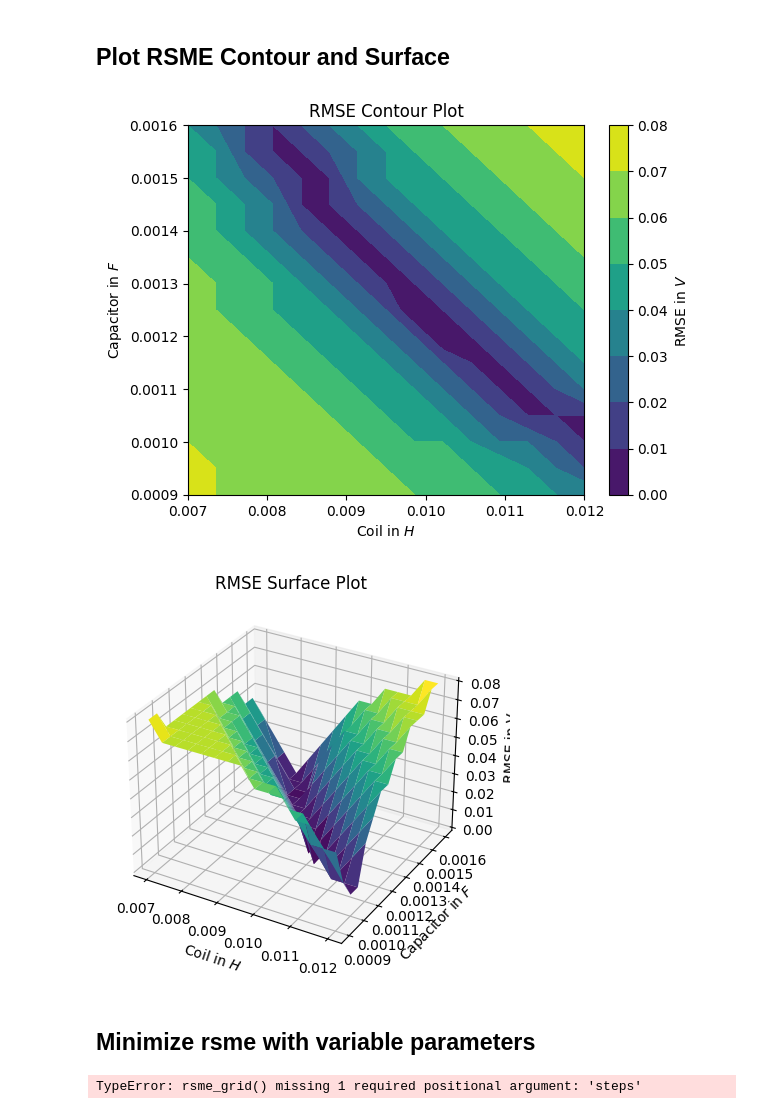
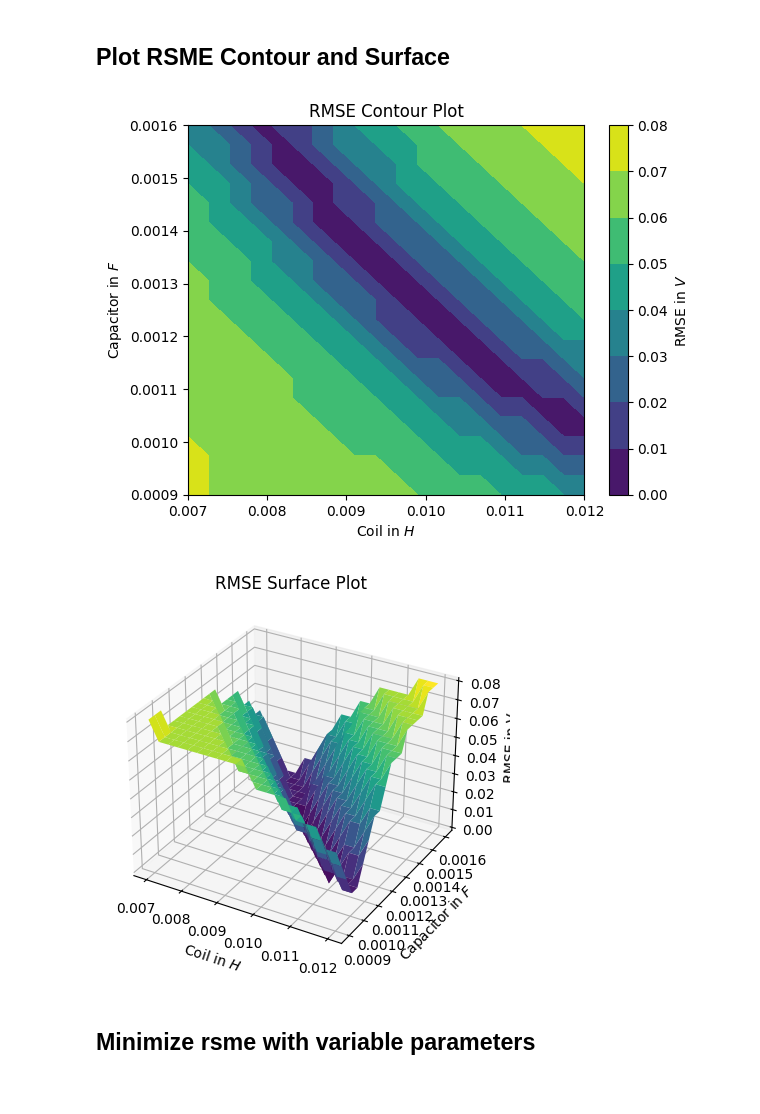
Before and after one commit to JaxRaffnix/Modellbildung-Simulation, a Jupyter notebook: exercise 7/task1.ipynb, the cells around one changed output. Drawn from its saved outputs; the diff is of its cells as text; code cells hidden in the pictures.

```diff
--- a/exercise 7/task1.ipynb
+++ b/exercise 7/task1.ipynb
@@ -19,12 +19,12 @@ import scipy as sci
 COIL=9e-3
 CAPACITOR=1000e-6
 
-def get_measured_voltage(filename):
-    # import measured data from file and create DataFrame
+def load_measured_data(filename):
+    # import measured data from file and return DataFrame
     with np.load(filename) as file:
         return pd.DataFrame({"time" : file["t_mess"], "measured" : file["u_a_mess"]})
 
-def calculate_voltage(coil, capacitor):
+def predicted_voltage_singe_input(coil, capacitor):
     # return calculated voltage by creating LTI System with given parameters
     RESISTOR=20
     INPUT_VOLTAGE = 2
@@ -35,8 +35,8 @@ def calculate_voltage(coil, capacitor):
 
     return INPUT_VOLTAGE*sci.signal.step(transfer_function, T=u_a["time"])[1]
 
-u_a = get_measured_voltage("messwerte.npz")
-u_a["predicted"] = calculate_voltage(COIL, CAPACITOR) # append dataframe with predicted values
+u_a = load_measured_data("messwerte.npz")
+u_a["predicted"] = predicted_voltage_singe_input(COIL, CAPACITOR) # append dataframe with predicted values
 # %% [markdown]
 # Analysis
 ## Plot Expected and Measured Data
@@ -68,7 +68,7 @@ RSME with nominal values: 0.06 V
 # %% [markdown]
 ## Create RMSE Grid
 # %%
-STEPS = 15
+STEPS = 20
 COIL_LOWER = 7e-3
 COIL_UPPER = 12e-3
 CAPACITOR_LOWER = 9 * 100e-6
@@ -77,56 +77,43 @@ CAPACITOR_UPPER = 16 * 100e-6
 def resistor_list(lower, upper, steps):
     return np.linspace(lower, upper, steps)
 
-def rsme_grid(coil_list, capacitor_list, steps):
+def rsme_grid(coil_list, capacitor_list):
     # find rsme for each coil and capacitor values
-    rsme = np.zeros((steps, steps))   # reserve array space
+    rsme = np.zeros((len(coil_list), len(capacitor_list)))   # reserve array space
 
-    for i in range(steps):
-        for j in range(steps):
-            rsme[i][j] = root_mean_square_error(calculate_voltage(coil_list[i], capacitor_list[j]))
+    for i in range(len(coil_list)):
+        for j in range(len(capacitor_list)):
+            rsme[i][j] = root_mean_square_error(predicted_voltage_singe_input(coil_list[i], capacitor_list[j]))
 
     return rsme
 
 coil_list = resistor_list(COIL_LOWER, COIL_UPPER, STEPS)
 capacitor_list = resistor_list(CAPACITOR_LOWER, CAPACITOR_UPPER, STEPS)
 
-x, y = np.meshgrid(coil_list, capacitor_list)
-
-Z = rsme_grid(coil_list, capacitor_list, STEPS)
+Z = rsme_grid(coil_list, capacitor_list)
 # %% [markdown]
 ## Plot RSME Contour and Surface
 # %%
 # Create Contour Plot
-plt.contourf(x, y, Z, label="RSME")
+plt.contourf(coil_list, capacitor_list, Z, label="RSME")
 plt.title('RMSE Contour Plot')
 plt.xlabel('Coil in $H$')
 plt.ylabel('Capacitor in $F$')
 plt.colorbar(label='RMSE in $V$')
 plt.show()
+
+x,y = np.meshgrid(coil_list, capacitor_list)
 
 # Create a 3D plot
 ax = plt.figure().add_subplot(projection='3d')
 ax.plot_surface(x, y, Z, cmap='viridis')
 plt.title('RMSE Surface Plot')
 ax.set_xlabel('Coil in $H$')
 ax.set_ylabel('Capacitor in $F$')
 ax.set_zlabel('RMSE in V')
 plt.show()
 # %% [output]
-[figure, old version]
+[figure, new version]
-[figure, old version]
+[figure, new version]
 # %% [markdown]
 ## Minimize rsme with variable parameters
-# %%
-initial_guess = [COIL, CAPACITOR]
-
-result = sci.optimize.minimize(rsme_grid, initial_guess, args=(STEPS))
-# print(result)
-
-
-# best_coil, best_capacitor = result.x
-# min_rmse = result.fun
-
-# print(f"Optimal COIL: {best_coil}, Optimal CAPACITOR: {best_capacitor}, Minimum RMSE: {min_rmse}")
-# %% [output]
-TypeError: rsme_grid() missing 1 required positional argument: 'steps'
```
Also changed, not shown: parts of 1 cell of this notebook, 1 other file.
